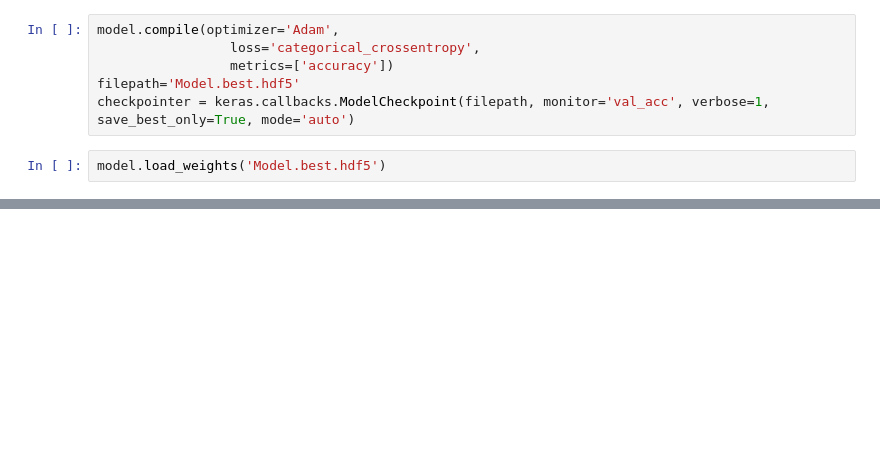
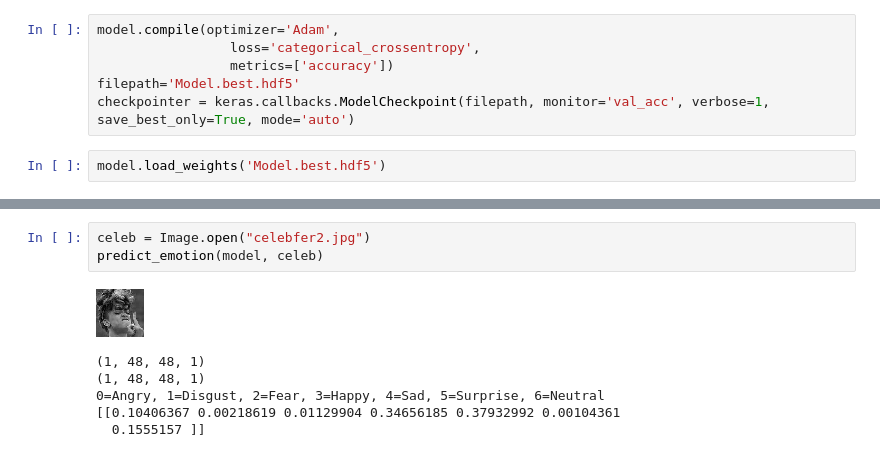
Before and after one commit to Curiousss/InkerIntern, a Jupyter notebook: FER_WINO_SEPARABLE_NO_CUDNN.ipynb, the cells around one changed output, grey strips where cells are left out. Cells and saved outputs as stored; diff of their text form; blank space fills up the shorter version.

```diff
--- a/FER_WINO_SEPARABLE_NO_CUDNN.ipynb
+++ b/FER_WINO_SEPARABLE_NO_CUDNN.ipynb
@@ -308,0 +298,10 @@ ValueError: ignored
+# %%
+celeb = Image.open("celebfer2.jpg")
+predict_emotion(model, celeb)
+# %% [output]
+[figure, added]
+(1, 48, 48, 1)
+(1, 48, 48, 1)
+0=Angry, 1=Disgust, 2=Fear, 3=Happy, 4=Sad, 5=Surprise, 6=Neutral
+[[0.10406367 0.00218619 0.01129904 0.34656185 0.37932992 0.00104361
+  0.1555157 ]]
```
Also changed, not shown: parts of 10 cells of this notebook.
